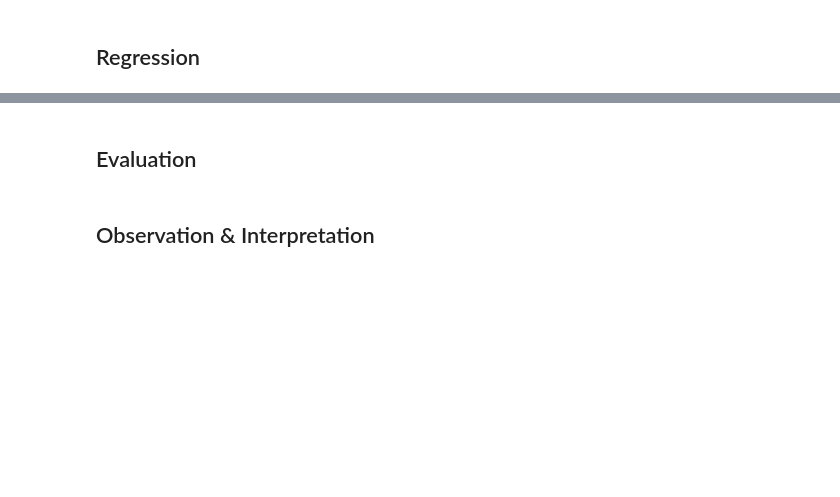
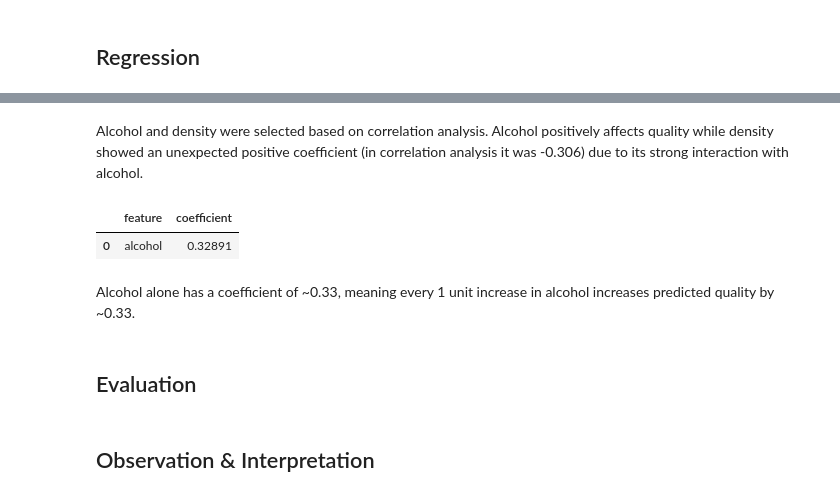
Before and after one commit to dmen04/DSA-6.1, a Jupyter notebook: src/Experiments.ipynb, the cells around one changed output, grey strips where cells are left out. Cells and saved outputs as stored; diff of their text form; code cells hidden in the pictures; blank space fills up the shorter version.

```diff
--- a/src/Experiments.ipynb
+++ b/src/Experiments.ipynb
@@ -257,3 +306,20 @@ We can observe that there is a statistically significant difference between red
+# %% [markdown]
+Alcohol and density were selected based on correlation analysis. Alcohol positively affects quality while density showed an unexpected positive coefficient (in correlation analysis it was -0.306) due to its strong interaction with alcohol.
+# %%
+# 3rd model - 1 variable
+
+X_train3 = X_train[['alcohol']]
+X_test3 = X_test[['alcohol']]
+
+model3 = LinearRegression()
+model3.fit(X_train3, y_train)
+
+pd.DataFrame({'feature': X_train3.columns, 'coefficient': model3.coef_})
+# %% [output]
+|  | feature | coefficient |
+| 0 | alcohol | 0.32891 |
+# %% [markdown]
+Alcohol alone has a coefficient of ~0.33, meaning every 1 unit increase in alcohol increases predicted quality by ~0.33.
 # %% [markdown]
 ## Evaluation
 # %% [markdown]
```
Also changed, not shown: parts of 5 cells of this notebook, 1 other file.
